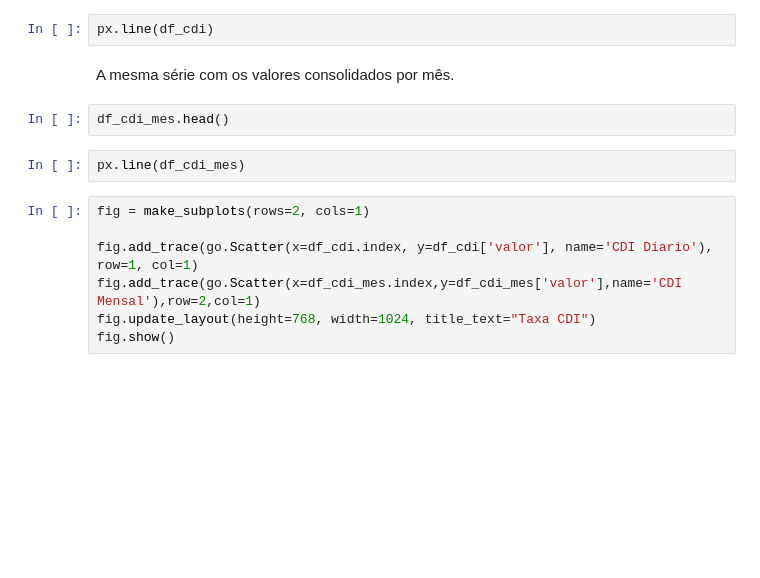
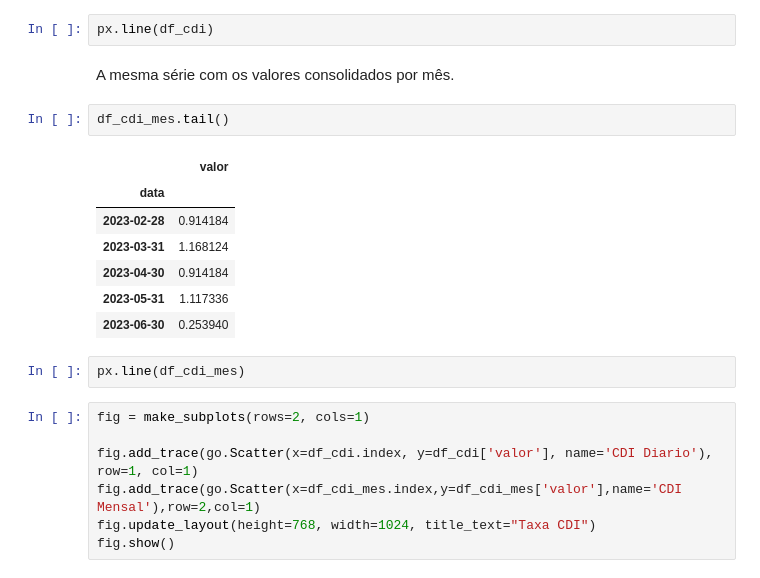
Before and after one commit to afukaya/Analise_Fundos_Investimentos, a Jupyter notebook: Analise_Fundos.ipynb, the cells around one changed output. Drawn from its saved outputs; the diff is of its cells as text; blank space fills up the shorter version.

```diff
--- a/Analise_Fundos.ipynb
+++ b/Analise_Fundos.ipynb
@@ -125,7 +133,15 @@ px.line(df_cdi)
 # %% [markdown]
 A mesma série com os valores consolidados por mês.
 # %%
-df_cdi_mes.head()
+df_cdi_mes.tail()
+# %% [output]
+|  | valor |
+| data |  |
+| 2023-02-28 | 0.914184 |
+| 2023-03-31 | 1.168124 |
+| 2023-04-30 | 0.914184 |
+| 2023-05-31 | 1.117336 |
+| 2023-06-30 | 0.253940 |
 # %%
 px.line(df_cdi_mes)
 # %%
```
Also changed, not shown: parts of 11 cells of this notebook.
